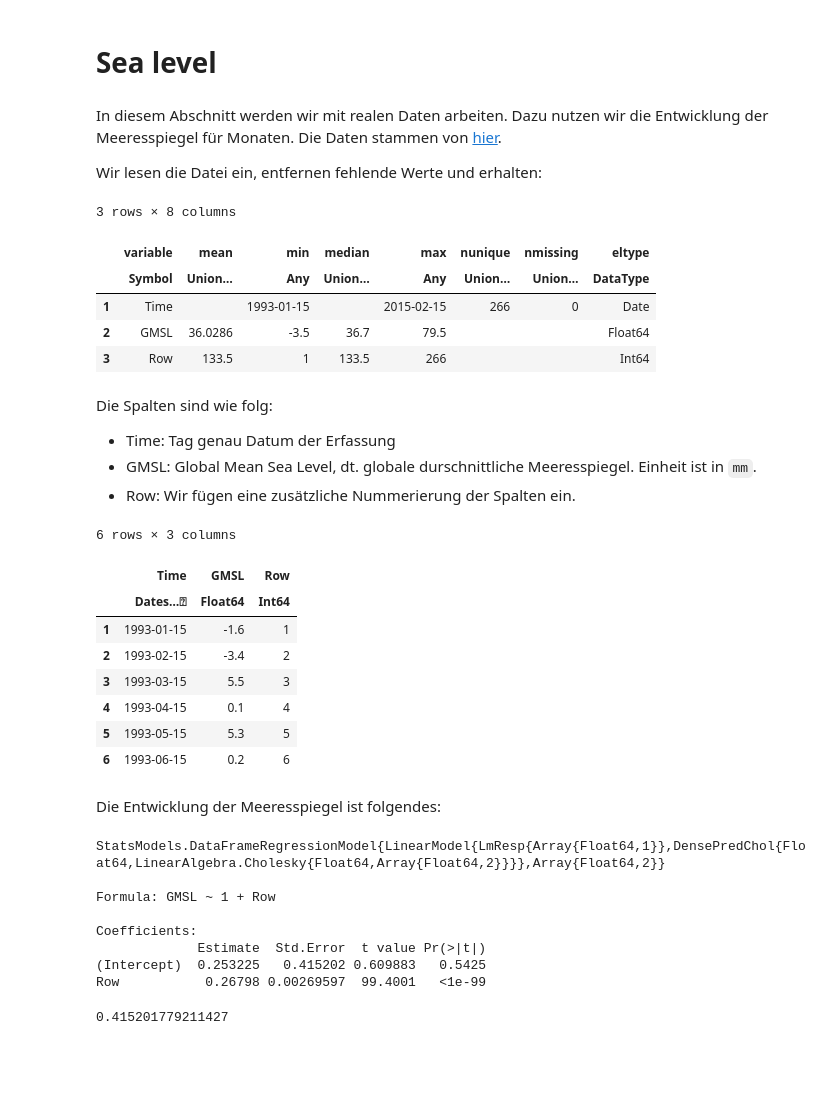
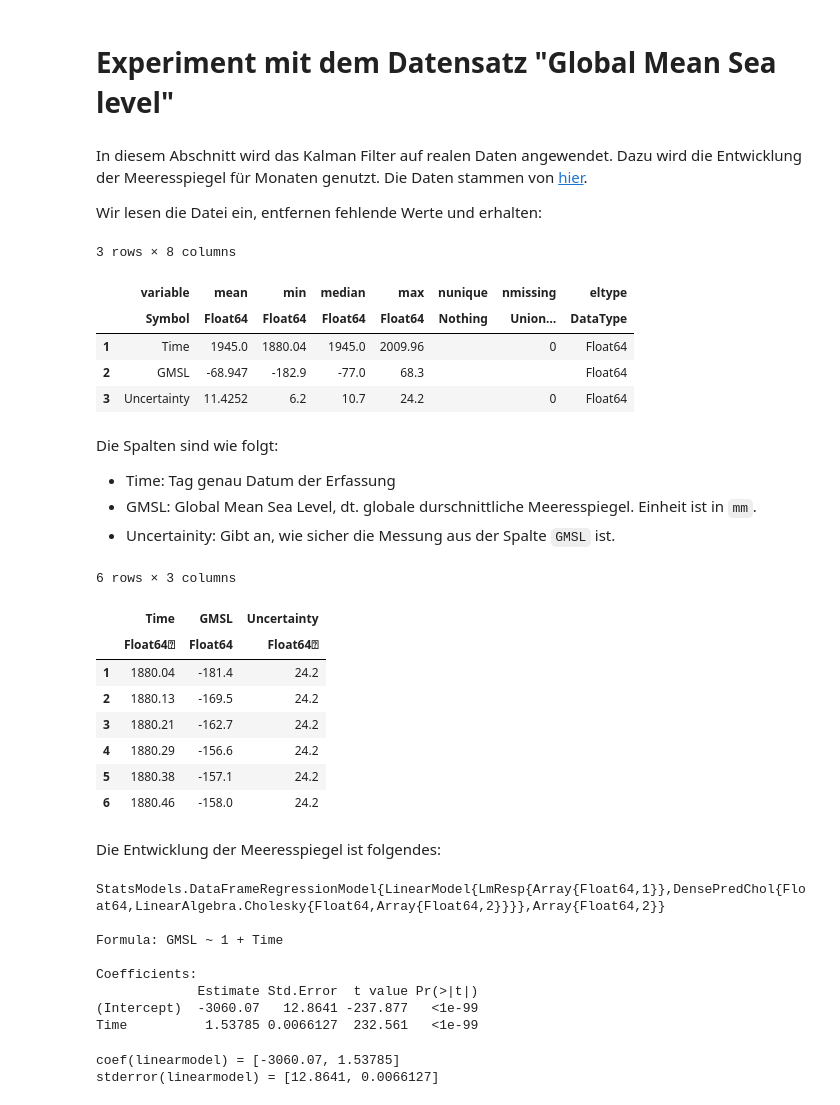
Before and after one commit to hydroid7/kalman, a Jupyter notebook: 01.sealevel/SeaLevel.ipynb, the cells around one changed output. Drawn from its saved outputs; the diff is of its cells as text; code cells hidden in the pictures; blank space fills up the shorter version.

```diff
--- a/01.sealevel/SeaLevel.ipynb
+++ b/01.sealevel/SeaLevel.ipynb
@@ -1,4 +1,4 @@
 # %% [markdown]
-# Sea level
+# Experiment mit dem Datensatz "Global Mean Sea level"
 # %%
 using Distributions, Compat, Plots, Random, CSV, DataFrames, GLM
@@ -8,37 +12,35 @@ default(line = (:steppre, 0.5, 1, 2), size=(800*upscale,600*upscale))
 # %% [markdown]
-In diesem Abschnitt werden wir mit realen Daten arbeiten. Dazu nutzen wir die Entwicklung der Meeresspiegel für Monaten. Die Daten stammen von [hier](https://datahub.io/core/sea-level-rise).
+In diesem Abschnitt wird das Kalman Filter auf realen Daten angewendet. Dazu wird die Entwicklung der Meeresspiegel für Monaten genutzt. Die Daten stammen von [hier](https://datahub.io/core/sea-level-rise).
 
 Wir lesen die Datei ein, entfernen fehlende Werte und erhalten:
 # %%
-data = CSV.File("sea-level.csv") |> DataFrame # Read csv
+data = CSV.File("./sea-level.csv") |> DataFrame # Read csv and create a dataframe
 data[:GMSL] = convert(Array{Float64, 1}, data[:GMSL]) # Convert col to number
-
-data[:Row] = collect(1:size(data)[1]) # Add row number for linear regression
 describe(data)
 # %% [output]
 3 rows × 8 columns
 |  | variable | mean | min | median | max | nunique | nmissing | eltype |
-|  | Symbol | Union… | Any | Union… | Any | Union… | Union… | DataType |
-| 1 | Time |  | 1993-01-15 |  | 2015-02-15 | 266 | 0 | Date |
-| 2 | GMSL | 36.0286 | -3.5 | 36.7 | 79.5 |  |  | Float64 |
-| 3 | Row | 133.5 | 1 | 133.5 | 266 |  |  | Int64 |
+|  | Symbol | Float64 | Float64 | Float64 | Float64 | Nothing | Union… | DataType |
+| 1 | Time | 1945.0 | 1880.04 | 1945.0 | 2009.96 |  | 0 | Float64 |
+| 2 | GMSL | -68.947 | -182.9 | -77.0 | 68.3 |  |  | Float64 |
+| 3 | Uncertainty | 11.4252 | 6.2 | 10.7 | 24.2 |  | 0 | Float64 |
 # %% [markdown]
-Die Spalten sind wie folg:
+Die Spalten sind wie folgt:
 
 - Time: Tag genau Datum der Erfassung
 - GMSL: Global Mean Sea Level, dt. globale durschnittliche Meeresspiegel. Einheit ist in `mm`.
-- Row: Wir fügen eine zusätzliche Nummerierung der Spalten ein.
+- Uncertainity: Gibt an, wie sicher die Messung aus der Spalte `GMSL` ist.
 # %%
 first(data, 6)
 # %% [output]
 6 rows × 3 columns
-|  | Time | GMSL | Row |
-|  | Dates…⍰ | Float64 | Int64 |
-| 1 | 1993-01-15 | -1.6 | 1 |
-| 2 | 1993-02-15 | -3.4 | 2 |
-| 3 | 1993-03-15 | 5.5 | 3 |
-| 4 | 1993-04-15 | 0.1 | 4 |
-| 5 | 1993-05-15 | 5.3 | 5 |
-| 6 | 1993-06-15 | 0.2 | 6 |
+|  | Time | GMSL | Uncertainty |
+|  | Float64⍰ | Float64 | Float64⍰ |
+| 1 | 1880.04 | -181.4 | 24.2 |
+| 2 | 1880.13 | -169.5 | 24.2 |
+| 3 | 1880.21 | -162.7 | 24.2 |
+| 4 | 1880.29 | -156.6 | 24.2 |
+| 5 | 1880.38 | -157.1 | 24.2 |
+| 6 | 1880.46 | -158.0 | 24.2 |
 # %% [markdown]
 Die Entwicklung der Meeresspiegel ist folgendes:
@@ -48,18 +56,20 @@ plot(data[:Row], data[:GMSL], label = "Entwicklung der Meeresspiegel")
 # %%
-linearmodel = fit(LinearModel, @formula(GMSL ~ Row), data)
+linearmodel = fit(LinearModel, @formula(GMSL ~ Time), data)
 # %% [output]
 StatsModels.DataFrameRegressionModel{LinearModel{LmResp{Array{Float64,1}},DensePredChol{Float64,LinearAlgebra.Cholesky{Float64,Array{Float64,2}}}},Array{Float64,2}}
 
-Formula: GMSL ~ 1 + Row
+Formula: GMSL ~ 1 + Time
 
 Coefficients:
-             Estimate  Std.Error  t value Pr(>|t|)
-(Intercept)  0.253225   0.415202 0.609883   0.5425
-Row           0.26798 0.00269597  99.4001   <1e-99
+             Estimate Std.Error  t value Pr(>|t|)
+(Intercept)  -3060.07   12.8641 -237.877   <1e-99
+Time          1.53785 0.0066127  232.561   <1e-99
 # %%
-coef(linearmodel)
-error = stderror(linearmodel)[1]
+@show coef(linearmodel)
+@show stderror(linearmodel)
+error = stderror(linearmodel)[1];
 # %% [output]
-0.415201779211427
+coef(linearmodel) = [-3060.07, 1.53785]
+stderror(linearmodel) = [12.8641, 0.0066127]
 # %%
 f(x) = coef(linearmodel)[2] * x + coef(linearmodel)[1]
```
Also changed, not shown: parts of 14 cells of this notebook, 6 other files.
